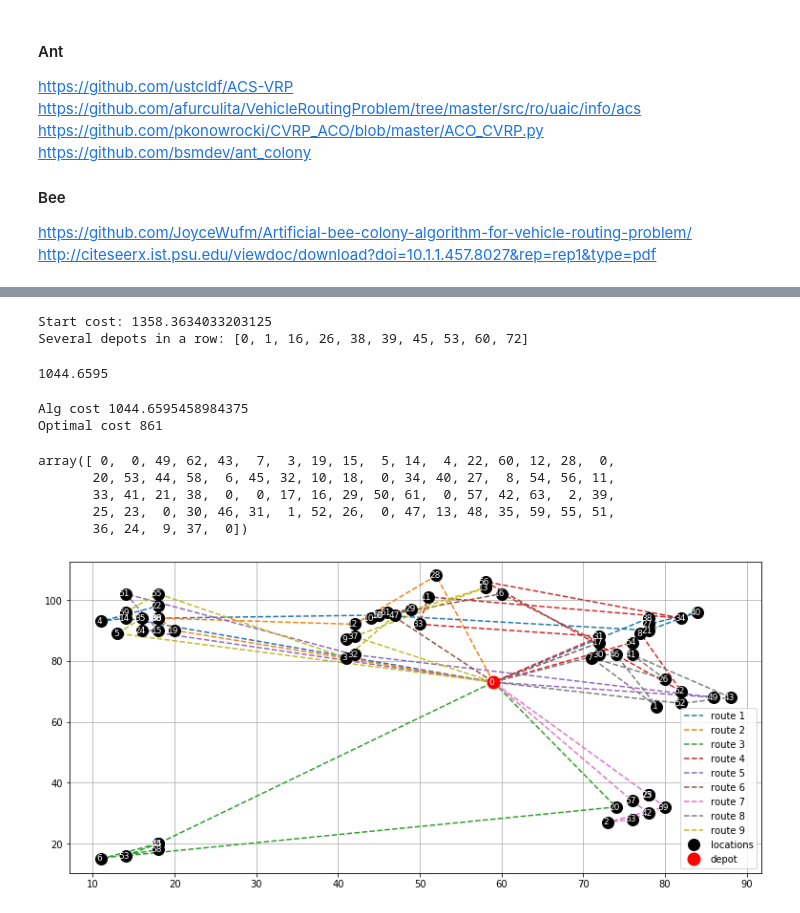
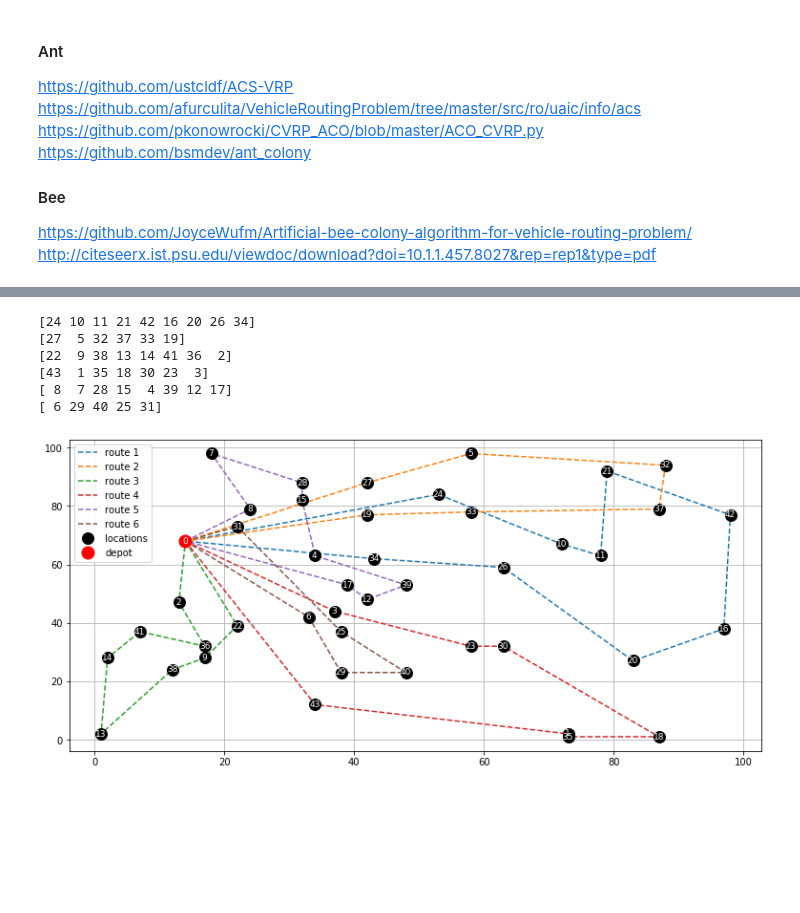
Before and after one commit to CodeSopranos/VehicleRoutingProblem, a Jupyter notebook: VehicleRoutingProblem.ipynb, the cells around one changed output, grey strips where cells are left out. Drawn from its saved outputs; the diff is of its cells as text; code cells hidden in the pictures; blank space fills up the shorter version.

```diff
--- a/VehicleRoutingProblem.ipynb
+++ b/VehicleRoutingProblem.ipynb
@@ -82,31 +109,29 @@ sol_cost
+# %%
+visualize.visualize_problem(problem, abc_solution, figsize=(13,6))
+depots = list(filter(lambda i: abc_solution[i]==0, range(len(abc_solution))))
+for i, d in  enumerate(depots[:-1]):
+    route = abc_solution[depots[i]+1:depots[i+1]]
+    print(route)
+# %% [output]
+[24 10 11 21 42 16 20 26 34]
+[27  5 32 37 33 19]
+[22  9 38 13 14 41 36  2]
+[43  1 35 18 30 23  3]
+[ 8  7 28 15  4 39 12 17]
+[ 6 29 40 25 31]
+[figure, added]
 # %%
-from algorithm import local_search
-local_search = imp.reload(local_search)
+# from algorithm import local_search, neighbor_operator
+# local_search = imp.reload(local_search)
+# neighbor_operator = imp.reload(neighbor_operator)
 
-alg = local_search.LocalSearch(problem)
-alg.set_params(solution, n_iter=500, k=2)
-new_sol, new_cost = alg.solve(verbose=True)
-common.check_solution(problem, new_sol, verbose=True)
-new_cost
+# alg = local_search.LocalSearch(problem)
+# alg.set_params(solution, n_iter=1000)
+# %time new_sol, new_cost = alg.solve(verbose=True)
+# print('Is feasible?',common.check_solution(problem, new_sol, verbose=True))
+# new_cost
-# %% [output]
-Start cost: 1358.3634033203125
-Several depots in a row: [0, 1, 16, 26, 38, 39, 45, 53, 60, 72]
-1044.6595
 # %%
-new_cost = common.compute_solution(problem, new_sol)
-print('Alg cost {}'.format(new_cost))
-print('Optimal cost {}'.format(problem['optimal']))
-new_sol
+# new_cost = common.compute_solution(problem, new_sol)
+# print('Alg cost {}'.format(new_cost))
+# print('Optimal cost {}'.format(problem['optimal']))
+# new_sol
-# %% [output]
-Alg cost 1044.6595458984375
-Optimal cost 861
-array([ 0,  0, 49, 62, 43,  7,  3, 19, 15,  5, 14,  4, 22, 60, 12, 28,  0,
-       20, 53, 44, 58,  6, 45, 32, 10, 18,  0, 34, 40, 27,  8, 54, 56, 11,
-       33, 41, 21, 38,  0,  0, 17, 16, 29, 50, 61,  0, 57, 42, 63,  2, 39,
-       25, 23,  0, 30, 46, 31,  1, 52, 26,  0, 47, 13, 48, 35, 59, 55, 51,
-       36, 24,  9, 37,  0])
-# %%
-visualize = imp.reload(visualize)
-visualize.visualize_problem(problem, solution, figsize=(13,6))
-# %% [output]
-[figure, removed]
```
Also changed, not shown: parts of 10 cells of this notebook, 4 other files.
